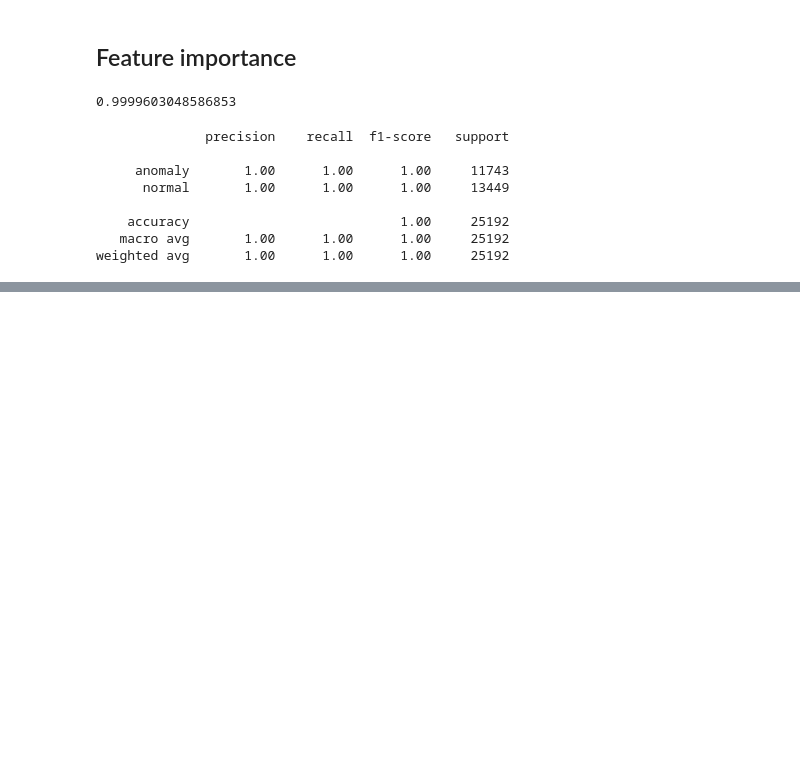
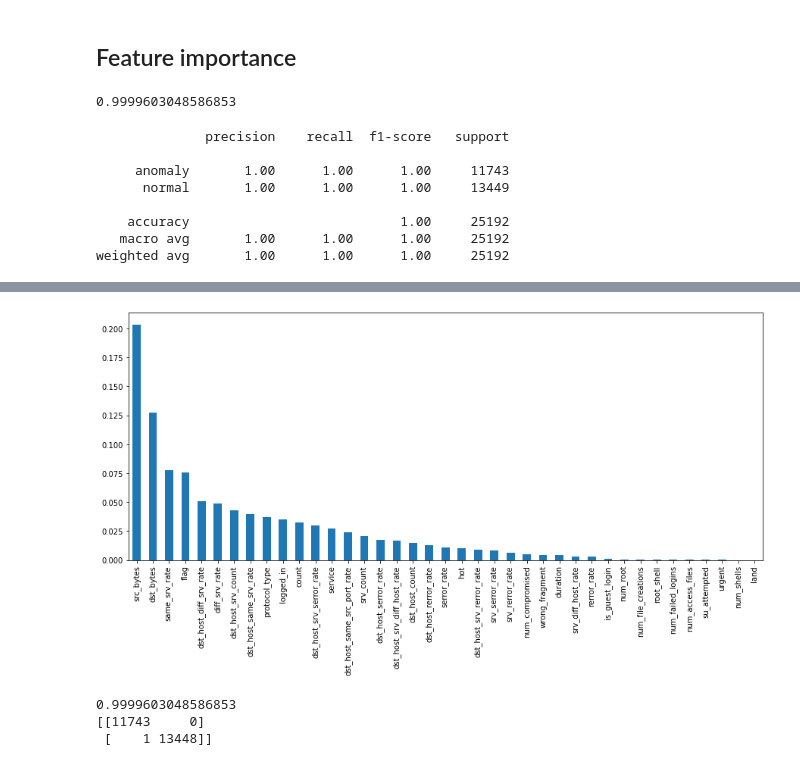
Before and after one commit to mein0121/Intrusion-Detection, a Jupyter notebook: 신영일/IntrusionDetection.ipynb, the cells around one changed output, grey strips where cells are left out. Cells and saved outputs as stored; diff of their text form; code cells hidden in the pictures; blank space fills up the shorter version.

```diff
--- a/신영일/IntrusionDetection.ipynb
+++ b/신영일/IntrusionDetection.ipynb
@@ -742,0 +733,7 @@ array([[11464,   279],
+# %%
+getScore(X_train1)
+# %% [output]
+[figure, added]
+0.9999603048586853
+[[11743     0]
+ [    1 13448]]
```
Also changed, not shown: parts of 79 cells of this notebook.
